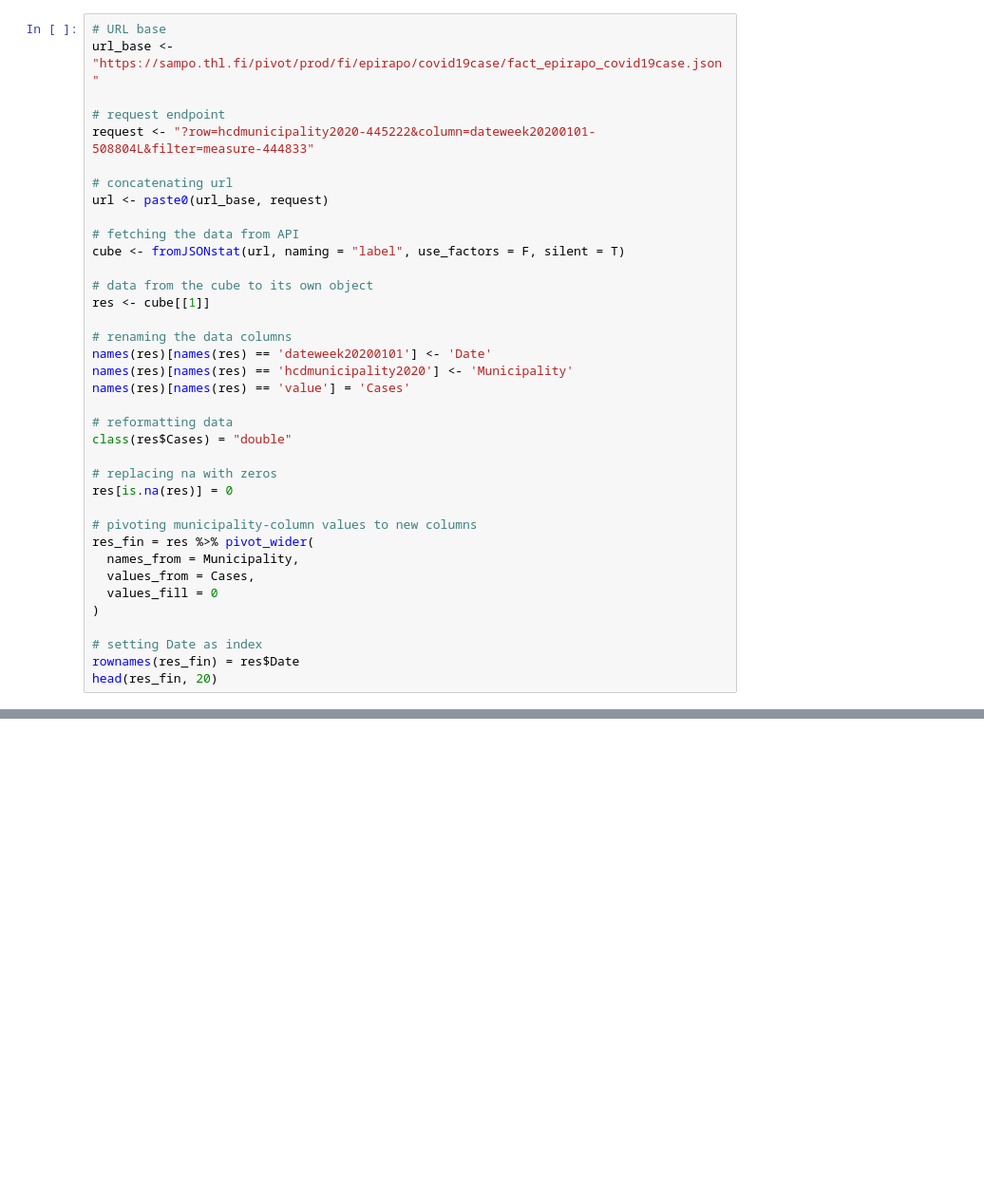
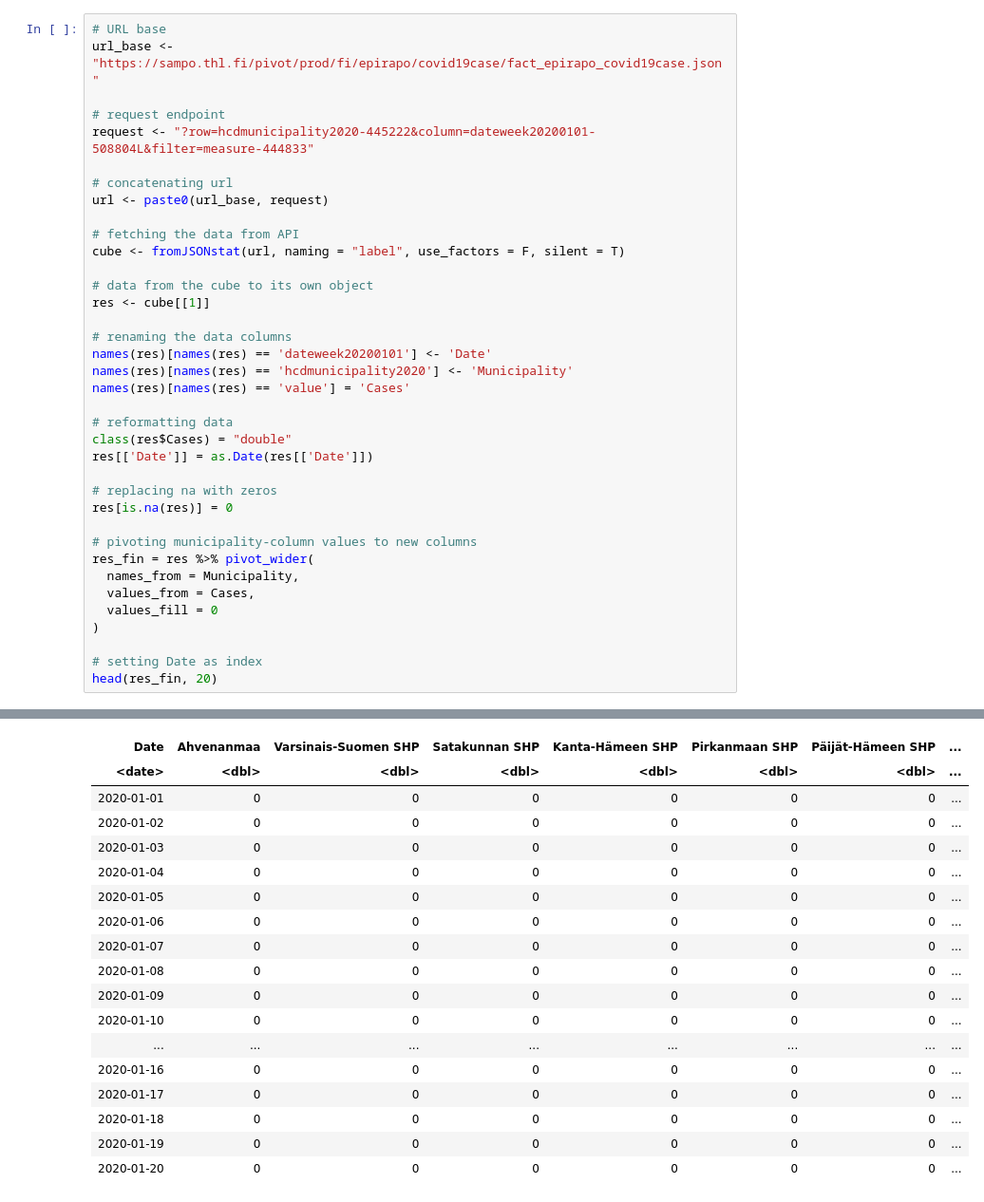
Before and after one commit to afroseppo/THL-covid-data, a Jupyter notebook: THL-data.ipynb, the cells around one changed output, grey strips where cells are left out. Shown at 95% size. Cells and saved outputs as stored; diff of their text form; blank space fills up the shorter version.

```diff
--- a/THL-data.ipynb
+++ b/THL-data.ipynb
@@ -40,6 +44,7 @@ names(res)[names(res) == 'value'] = 'Cases'
 
 # reformatting data
 class(res$Cases) = "double"
+res[['Date']] = as.Date(res[['Date']])
 
 # replacing na with zeros
 res[is.na(res)] = 0
@@ -52,6 +57,5 @@ res_fin = res %>% pivot_wider(
 )
 
 # setting Date as index
-rownames(res_fin) = res$Date
 head(res_fin, 20)
 # %% [output]
@@ -60,0 +63,18 @@ ERROR: Error in `.rowNamesDF<-`(x, value = value): invalid 'row.names' length
+| Date | Ahvenanmaa | Varsinais-Suomen SHP | Satakunnan SHP | Kanta-Hämeen SHP | Pirkanmaan SHP | Päijät-Hämeen SHP | ... |
+| <date> | <dbl> | <dbl> | <dbl> | <dbl> | <dbl> | <dbl> | ... |
+| 2020-01-01 | 0 | 0 | 0 | 0 | 0 | 0 | ... |
+| 2020-01-02 | 0 | 0 | 0 | 0 | 0 | 0 | ... |
+| 2020-01-03 | 0 | 0 | 0 | 0 | 0 | 0 | ... |
+| 2020-01-04 | 0 | 0 | 0 | 0 | 0 | 0 | ... |
+| 2020-01-05 | 0 | 0 | 0 | 0 | 0 | 0 | ... |
+| 2020-01-06 | 0 | 0 | 0 | 0 | 0 | 0 | ... |
+| 2020-01-07 | 0 | 0 | 0 | 0 | 0 | 0 | ... |
+| 2020-01-08 | 0 | 0 | 0 | 0 | 0 | 0 | ... |
+| 2020-01-09 | 0 | 0 | 0 | 0 | 0 | 0 | ... |
+| 2020-01-10 | 0 | 0 | 0 | 0 | 0 | 0 | ... |
+| ... | ... | ... | ... | ... | ... | ... | ... |
+| 2020-01-16 | 0 | 0 | 0 | 0 | 0 | 0 | ... |
+| 2020-01-17 | 0 | 0 | 0 | 0 | 0 | 0 | ... |
+| 2020-01-18 | 0 | 0 | 0 | 0 | 0 | 0 | ... |
+| 2020-01-19 | 0 | 0 | 0 | 0 | 0 | 0 | ... |
+| 2020-01-20 | 0 | 0 | 0 | 0 | 0 | 0 | ... |
```
Also changed, not shown: parts of 4 cells of this notebook.
